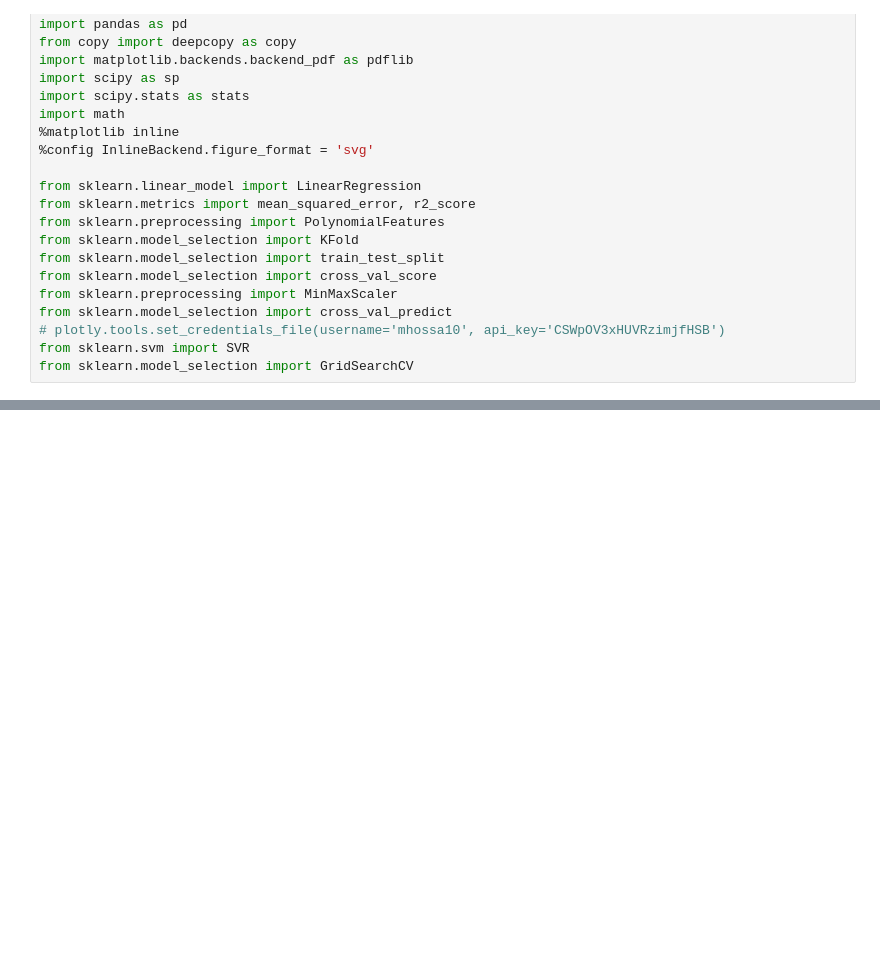
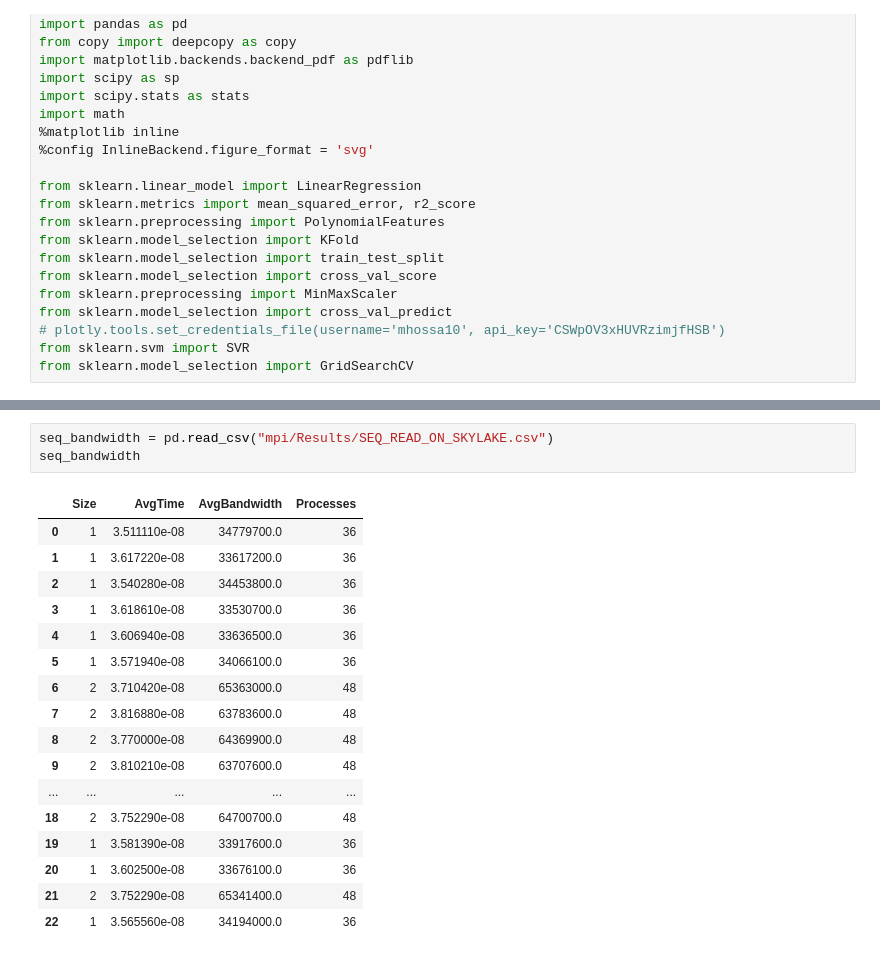
Before and after one commit to marufdsi/SpMVMicroBenchmark, a Jupyter notebook: BenchmarkPlots.ipynb, the cells around one changed output, grey strips where cells are left out. Saved outputs shown, nothing was run; the diff lists cells and outputs as text; blank space fills up the shorter version.

```diff
--- a/BenchmarkPlots.ipynb
+++ b/BenchmarkPlots.ipynb
@@ -104,3 +104,24 @@ for vec,vec_data in fmaRes.groupby("VectorWidth"):
 [drawing not drawn]
 [drawing not drawn]
 [drawing not drawn]
+# %%
+seq_bandwidth = pd.read_csv("mpi/Results/SEQ_READ_ON_SKYLAKE.csv")
+seq_bandwidth
+# %% [output]
+|  | Size | AvgTime | AvgBandwidth | Processes |
+| 0 | 1 | 3.511110e-08 | 34779700.0 | 36 |
+| 1 | 1 | 3.617220e-08 | 33617200.0 | 36 |
+| 2 | 1 | 3.540280e-08 | 34453800.0 | 36 |
+| 3 | 1 | 3.618610e-08 | 33530700.0 | 36 |
+| 4 | 1 | 3.606940e-08 | 33636500.0 | 36 |
+| 5 | 1 | 3.571940e-08 | 34066100.0 | 36 |
+| 6 | 2 | 3.710420e-08 | 65363000.0 | 48 |
+| 7 | 2 | 3.816880e-08 | 63783600.0 | 48 |
+| 8 | 2 | 3.770000e-08 | 64369900.0 | 48 |
+| 9 | 2 | 3.810210e-08 | 63707600.0 | 48 |
+| ... | ... | ... | ... | ... |
+| 18 | 2 | 3.752290e-08 | 64700700.0 | 48 |
+| 19 | 1 | 3.581390e-08 | 33917600.0 | 36 |
+| 20 | 1 | 3.602500e-08 | 33676100.0 | 36 |
+| 21 | 2 | 3.752290e-08 | 65341400.0 | 48 |
+| 22 | 1 | 3.565560e-08 | 34194000.0 | 36 |
```
Also changed, not shown: 13 other files.
